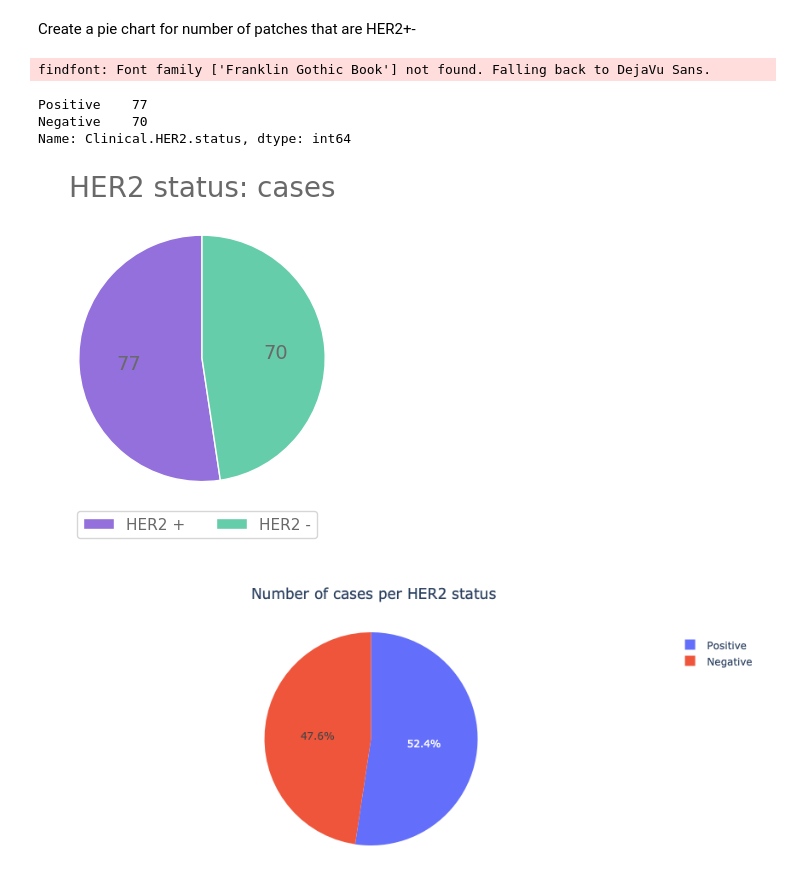
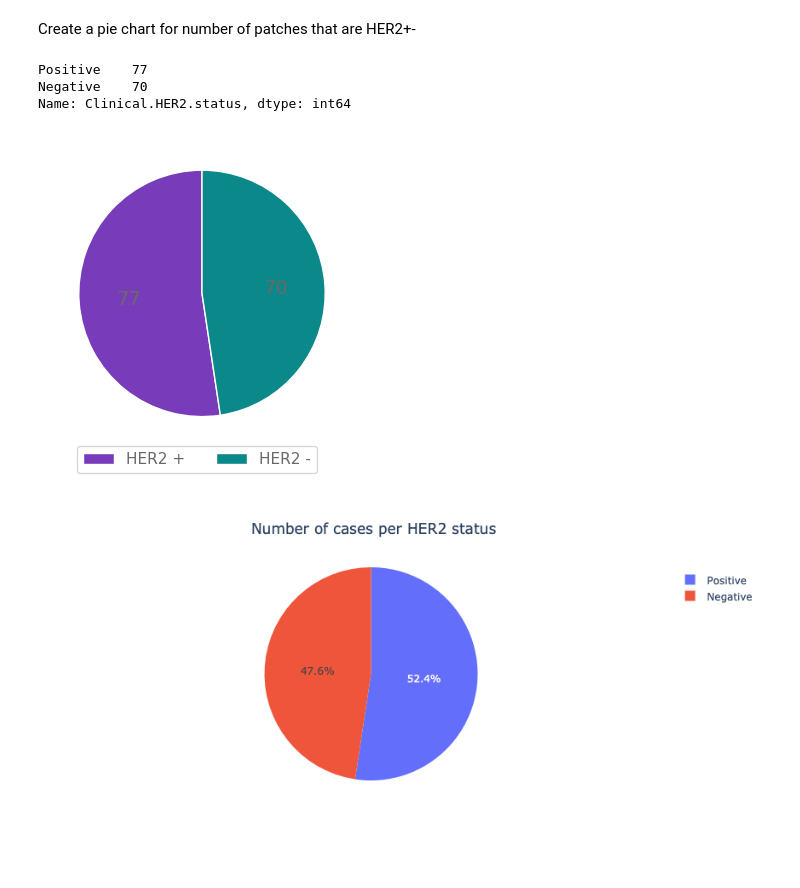
Before and after one commit to Alexandra-Smith/masters, a Jupyter notebook: notebooks/05-data-info.ipynb, the cells around one changed output. Saved outputs shown, nothing was run; the diff lists cells and outputs as text; code cells hidden in the pictures; blank space fills up the shorter version.

Commit message:
updating graphs:

```diff
--- a/notebooks/05-data-info.ipynb
+++ b/notebooks/05-data-info.ipynb
@@ -347,21 +350,20 @@ Create a pie chart for number of patches that are HER2+-
 # %%
 # Create pie chart
 # can increase figsize for better resolution (for final saved image)
 plt.rcParams["figure.figsize"] = [4, 4]
 col_name = 'Clinical.HER2.status'
 status_counts = her2_filtered[col_name].value_counts()
 print(status_counts)
-plt.pie(status_counts, colors=['mediumpurple', 'mediumaquamarine'], startangle=90, autopct=lambda x: '{:.0f}'.format(x*status_counts.sum()/100))
+plt.pie(status_counts, colors=[cd['purple'], cd['green']], startangle=90, autopct=lambda x: '{:.0f}'.format(x*status_counts.sum()/100))
 # plt.pie(status, colors=['mediumpurple', 'mediumaquamarine'], startangle=90, autopct=lambda x: '{:.2f}%'.format(x))
 plt.legend(labels=['HER2 +', 'HER2 -'], bbox_to_anchor=(0.5,0.08), loc="center", bbox_transform=plt.gcf().transFigure, ncol=2)
-plt.title("HER2 status: cases")
+# plt.title("HER2 status: cases")
 plt.show()
 # %% [output]
-findfont: Font family ['Franklin Gothic Book'] not found. Falling back to DejaVu Sans.
+Positive    77
+Negative    70
+Name: Clinical.HER2.status, dtype: int64
-Positive    77
-Negative    70
-Name: Clinical.HER2.status, dtype: int64
-[figure, old version]
+[figure, new version]
 # %%
 fig = px.pie(names=status_counts.index, values=status_counts.values,
              color_discrete_map={'Positive':'darkcyan', 'Negative':'plum'})
```
Also changed, not shown: parts of 4 cells of this notebook, 1 other file.
